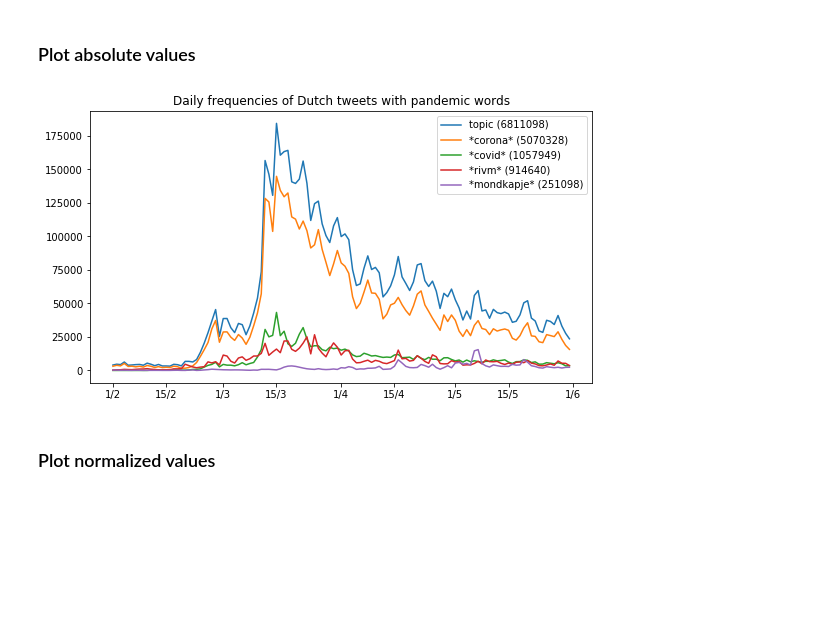
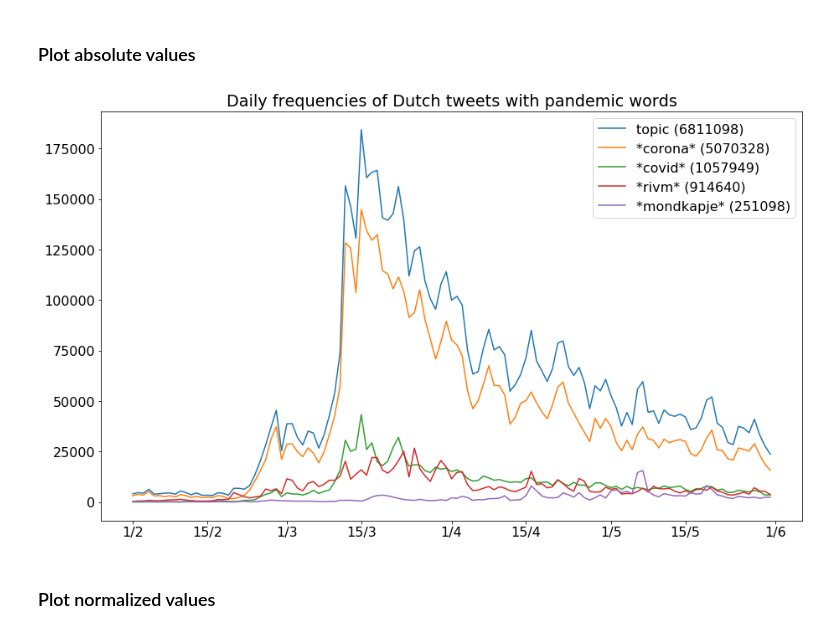
Before and after one commit to puregome/notebooks, a Jupyter notebook: tweet-counts.ipynb, the cells around one changed output. Drawn from its saved outputs; the diff is of its cells as text; code cells hidden in the pictures; blank space fills up the shorter version.

```diff
--- a/tweet-counts.ipynb
+++ b/tweet-counts.ipynb
@@ -151,36 +151,39 @@ topic7 = {list(topic.keys())[i]:summarize(topic,i,WEEKLENGTH) for i in range(0,l
 from datetime import datetime
 import matplotlib.pyplot as plt
 import matplotlib.dates as mdates
-%matplotlib inline
+import matplotlib
+#%matplotlib inline
 
 DATEFORMATPLOT = "%Y%m%d"
 
 def getWeekendDates(dateStrings):
     weekendDates = []
     for ds in dateStrings:
         d = datetime.strptime(str(ds),DATEFORMATPLOT)
         if d == 0 or d == 6: weekendDates.append(d)
 
 def stringArrayToDates(stringList,dateFormat=DATEFORMATPLOT):
     return([datetime.strptime(str(date),dateFormat) for date in stringList])
 
 def makeLabel(name,myDict):
     return(name+" ("+str(sum(myDict.values()))+")")
 
 weakendDates = getWeekendDates(rivm.keys())
-plt.figure(figsize=(9,5))
+font = {"size":16}
+matplotlib.rc("font",**font)
+plt.figure(figsize=(15,9))
 ax1 = plt.subplot(111)
 ax1.xaxis.set_major_formatter(mdates.DateFormatter("%-d/%-m"))
 ax1.plot_date(stringArrayToDates(topic7.keys()),list(topic.values()),xdate=True,fmt="-",label=makeLabel("topic",topic))
 ax1.plot_date(stringArrayToDates(corona7.keys()),list(corona.values()),xdate=True,fmt="-",label=makeLabel("*corona*",corona))
 ax1.plot_date(stringArrayToDates(covid7.keys()),list(covid.values()),xdate=True,fmt="-",label=makeLabel("*covid*",covid))
 ax1.plot_date(stringArrayToDates(rivm7.keys()),list(rivm.values()),xdate=True,fmt="-",label=makeLabel("*rivm*",rivm))
 ax1.plot_date(stringArrayToDates(mondkapje7.keys()),list(mondkapje.values()),xdate=True,fmt="-",label=makeLabel("*mondkapje*",mondkapje))
 dummy = ax1.legend()
 plt.title("Daily frequencies of Dutch tweets with pandemic words")
 plt.show()
 # %% [output]
-[figure, old version]
+[figure, new version]
 # %% [markdown]
 ### Plot normalized values
 # %%
```
Also changed, not shown: parts of 5 cells of this notebook.
